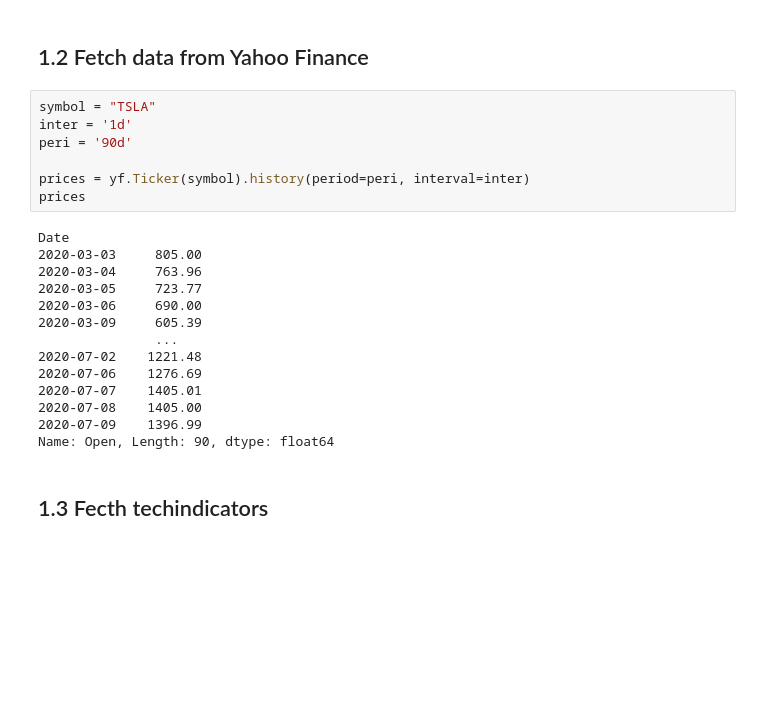
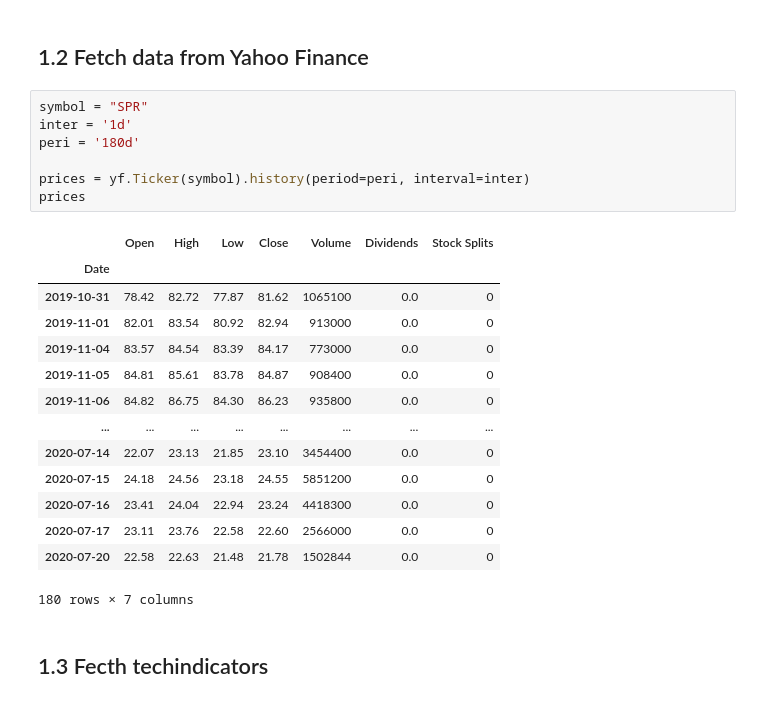
Before and after one commit to betterwomen/Finance, a Jupyter notebook: EX01.ipynb, the cells around one changed output. Drawn from its saved outputs; the diff is of its cells as text; blank space fills up the shorter version.

```diff
--- a/EX01.ipynb
+++ b/EX01.ipynb
@@ -12,26 +12,27 @@ import yfinance as yf
 # %% [markdown]
 ## 1.2 Fetch data from Yahoo Finance
 # %%
-symbol = "TSLA"
+symbol = "SPR"
 inter = '1d'
-peri = '90d'
+peri = '180d'
 
 prices = yf.Ticker(symbol).history(period=peri, interval=inter)
 prices
 # %% [output]
+|  | Open | High | Low | Close | Volume | Dividends | Stock Splits |
+| Date |  |  |  |  |  |  |  |
+| 2019-10-31 | 78.42 | 82.72 | 77.87 | 81.62 | 1065100 | 0.0 | 0 |
+| 2019-11-01 | 82.01 | 83.54 | 80.92 | 82.94 | 913000 | 0.0 | 0 |
+| 2019-11-04 | 83.57 | 84.54 | 83.39 | 84.17 | 773000 | 0.0 | 0 |
+| 2019-11-05 | 84.81 | 85.61 | 83.78 | 84.87 | 908400 | 0.0 | 0 |
+| 2019-11-06 | 84.82 | 86.75 | 84.30 | 86.23 | 935800 | 0.0 | 0 |
+| ... | ... | ... | ... | ... | ... | ... | ... |
+| 2020-07-14 | 22.07 | 23.13 | 21.85 | 23.10 | 3454400 | 0.0 | 0 |
+| 2020-07-15 | 24.18 | 24.56 | 23.18 | 24.55 | 5851200 | 0.0 | 0 |
+| 2020-07-16 | 23.41 | 24.04 | 22.94 | 23.24 | 4418300 | 0.0 | 0 |
+| 2020-07-17 | 23.11 | 23.76 | 22.58 | 22.60 | 2566000 | 0.0 | 0 |
+| 2020-07-20 | 22.58 | 22.63 | 21.48 | 21.78 | 1502844 | 0.0 | 0 |
-Date
-2020-03-03     805.00
-2020-03-04     763.96
-2020-03-05     723.77
-2020-03-06     690.00
-2020-03-09     605.39
-               ...
-2020-07-02    1221.48
-2020-07-06    1276.69
-2020-07-07    1405.01
-2020-07-08    1405.00
-2020-07-09    1396.99
-Name: Open, Length: 90, dtype: float64
+180 rows × 7 columns
 # %% [markdown]
 ## 1.3 Fecth techindicators
 # %%
```
Also changed, not shown: parts of 2 cells of this notebook.
